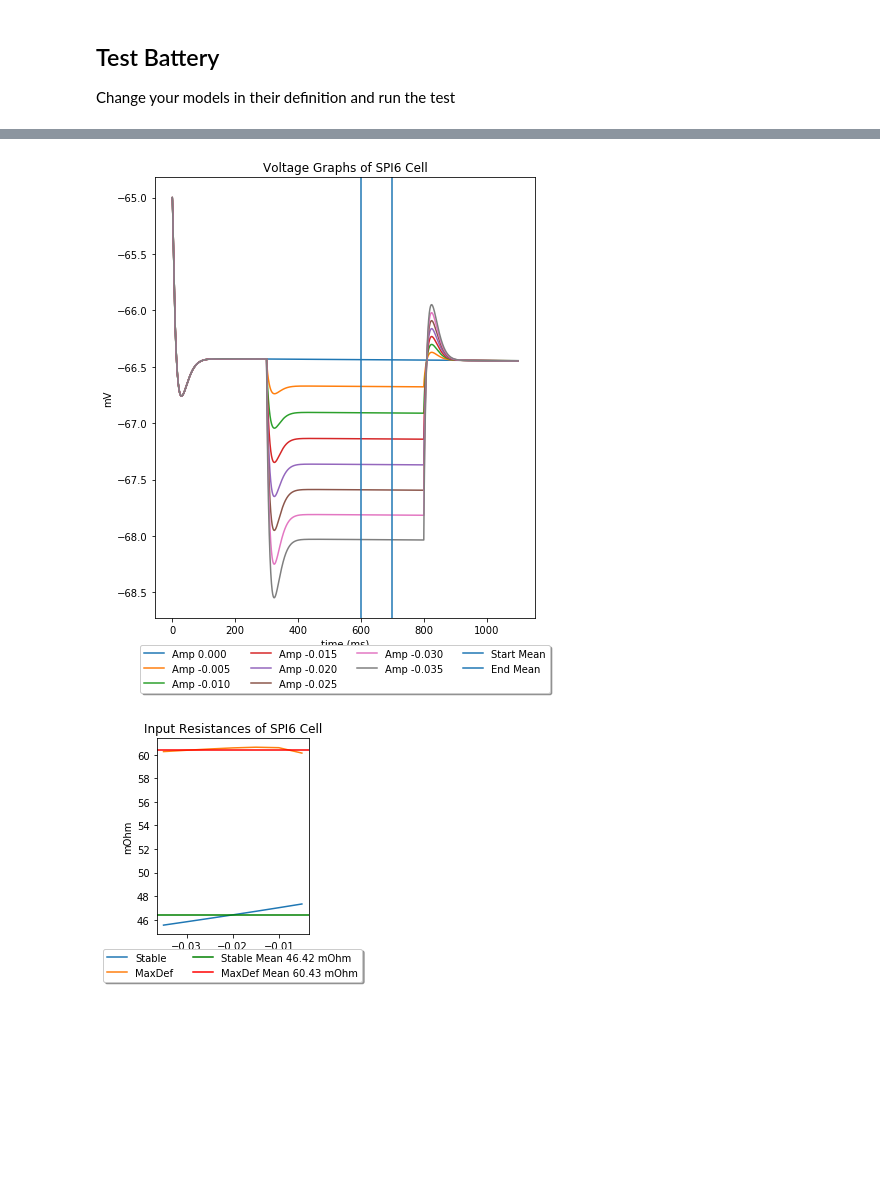
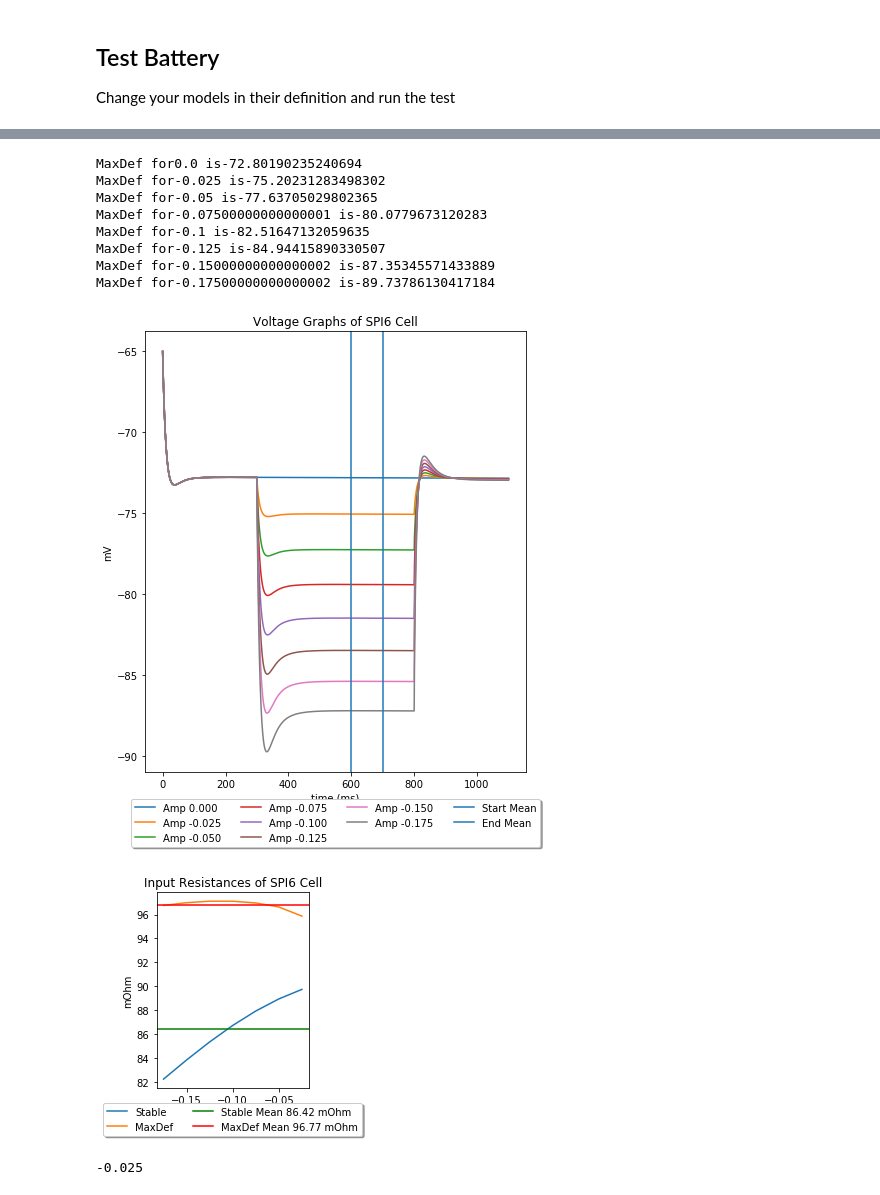
Before and after one commit to jhnnsrs/layer5-pyramidal-model, a Jupyter notebook: notebooks/Test Battery.ipynb, the cells around one changed output, grey strips where cells are left out. Saved outputs shown, nothing was run; the diff lists cells and outputs as text; code cells hidden in the pictures; blank space fills up the shorter version.

```diff
--- a/notebooks/Test Battery.ipynb
+++ b/notebooks/Test Battery.ipynb
@@ -23,12 +23,24 @@ rmp.calculateRMP(cellmodule.SPI6)
 # %%
 reload(layer_v_1)
 cellmodule = layer_v_1
 reload(generic)
 
-inputresistances = generic.calculateInputResistance(cellmodule.SPI6, mult=-0.005, iterations=8, plot=True, delay=300, duration=500)
+inputresistances = generic.calculateInputResistance(cellmodule.SPI6, mult=-0.025, iterations=8, plot=True, delay=300, duration=500)
 # %% [output]
+MaxDef for0.0 is-72.80190235240694
+MaxDef for-0.025 is-75.20231283498302
+MaxDef for-0.05 is-77.63705029802365
+MaxDef for-0.07500000000000001 is-80.0779673120283
+MaxDef for-0.1 is-82.51647132059635
+MaxDef for-0.125 is-84.94415890330507
+MaxDef for-0.15000000000000002 is-87.35345571433889
+MaxDef for-0.17500000000000002 is-89.73786130417184
-[figure, old version]
+[figure, new version]
-[figure, old version]
+[figure, new version]
+# %%
+inputresistances[0][0]
+# %% [output]
+-0.025
 # %%
 foundtrace = ap.findFirstApWithinMS(cellmodule.SPI6, ms= 15)
 aptime = foundtrace["aps"][0]
```
Also changed, not shown: parts of 7 cells of this notebook, 39 other files.
